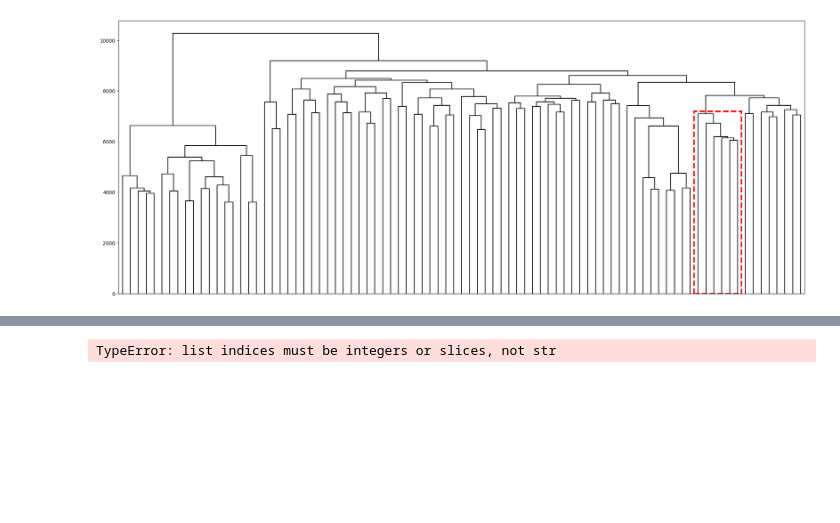
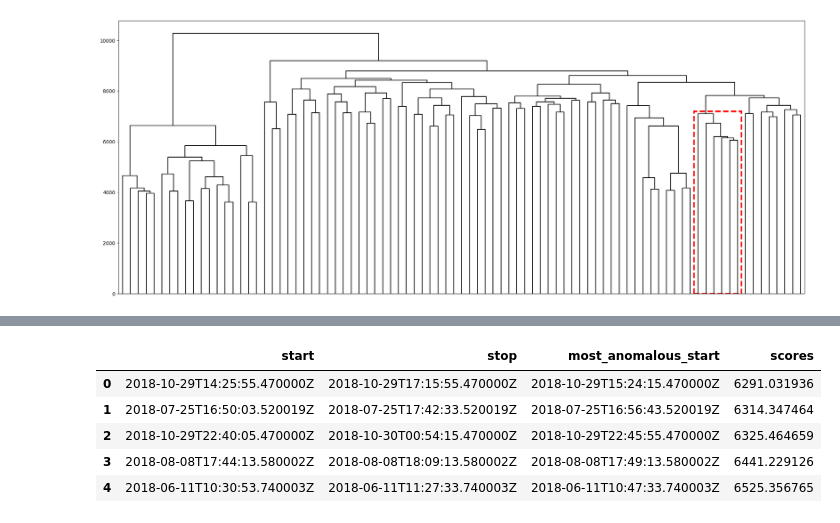
Before and after one commit to FKamper/seismic-isolation-forest, a Jupyter notebook: notebooks/dtw_illustration.ipynb, the cells around one changed output, grey strips where cells are left out. Cells and saved outputs as stored; diff of their text form; code cells hidden in the pictures; blank space fills up the shorter version.

```diff
--- a/notebooks/dtw_illustration.ipynb
+++ b/notebooks/dtw_illustration.ipynb
@@ -187,6 +184,6 @@ Notes.
 # %%
 # extract reference segments as the high confidence events in the catalog
-events = preproc_flow_annotations(pd.read_csv("../catalogs/XP/initial_catalog.csv"))
+events = preproc_flow_annotations(pd.read_csv("../catalogs/XP/flow_catalog.csv"))
 _, high_conf_events, _ = extract_split_flows(events, "ILL18", 2018, 2018)
 
 ref_segments = []
@@ -202,6 +199,20 @@ for i in tqdm(
         )
     )
 
+# perform pairwise segment DTW between candidate reference segments
+# usually small number and did not bother to save results
+n = len(ref_segments)
+indices = [(i, j, ref_segments) for i in range(n) for j in range(i + 1, n)]
+
+with mp.Pool(mp.cpu_count()) as pool:
+    results = list(
+        tqdm(
+            pool.imap(distribute_pairwise_segment_dtw, indices),
+            total=len(indices),
+            desc="ILL18: Performing Pairwise Segment DTW between candidate reference segments",
+        )
+    )
+
 # create dataframe of reference segments with start and stop times for later use
 ref_segments_df = pd.DataFrame(
     {"start": [i[2] for i in ref_segments], "stop": [i[3] for i in ref_segments]}
@@ -250,15 +255,30 @@ ref_segments[0][3]
-# %%
-ref_segments_df = preproc_flow_annotations(ref_segments_df)
-# %% [output]
-TypeError: list indices must be integers or slices, not str
 # %%
+# compute the segment DTW distances between each IF segment and each reference segment
+X = np.zeros((len(results), len(results[0])))
+dtw_segments_df = if_segments_df.copy()
+
 for i in range(len(results)):
     X[i] = np.array([np.median(results[i][k][0]) for k in range(len(results[i]))])
     cummulative_intersections, _, _ = iou(
         ref_segments_df, dtw_segments_df.iloc[[i]].reset_index(drop=True)
     )
     intersection_lengths = np.append(
         cummulative_intersections[0], np.diff(cummulative_intersections)
     )
     overlap_idx = np.where(intersection_lengths > 0)[0]
     X[i, overlap_idx] = np.nan
+
+# extract the mean segment DTW distance to reference segments for each IF segment, ignoring any reference segments that overlap with the IF segment
+# reoder the IF segments by their mean segment DTW distance to reference segments
+dtw_segments_df["scores"] = np.nanmean(X, axis=1)
+dtw_segments_df = dtw_segments_df.iloc[
+    np.argsort(dtw_segments_df["scores"])
+].reset_index(drop=True)
+dtw_segments_df.head()
+# %% [output]
+|  | start | stop | most_anomalous_start | scores |
+| 0 | 2018-10-29T14:25:55.470000Z | 2018-10-29T17:15:55.470000Z | 2018-10-29T15:24:15.470000Z | 6291.031936 |
+| 1 | 2018-07-25T16:50:03.520019Z | 2018-07-25T17:42:33.520019Z | 2018-07-25T16:56:43.520019Z | 6314.347464 |
+| 2 | 2018-10-29T22:40:05.470000Z | 2018-10-30T00:54:15.470000Z | 2018-10-29T22:45:55.470000Z | 6325.464659 |
+| 3 | 2018-08-08T17:44:13.580002Z | 2018-08-08T18:09:13.580002Z | 2018-08-08T17:49:13.580002Z | 6441.229126 |
+| 4 | 2018-06-11T10:30:53.740003Z | 2018-06-11T11:27:33.740003Z | 2018-06-11T10:47:33.740003Z | 6525.356765 |
```
Also changed, not shown: parts of 31 cells of this notebook, 1 other file.
